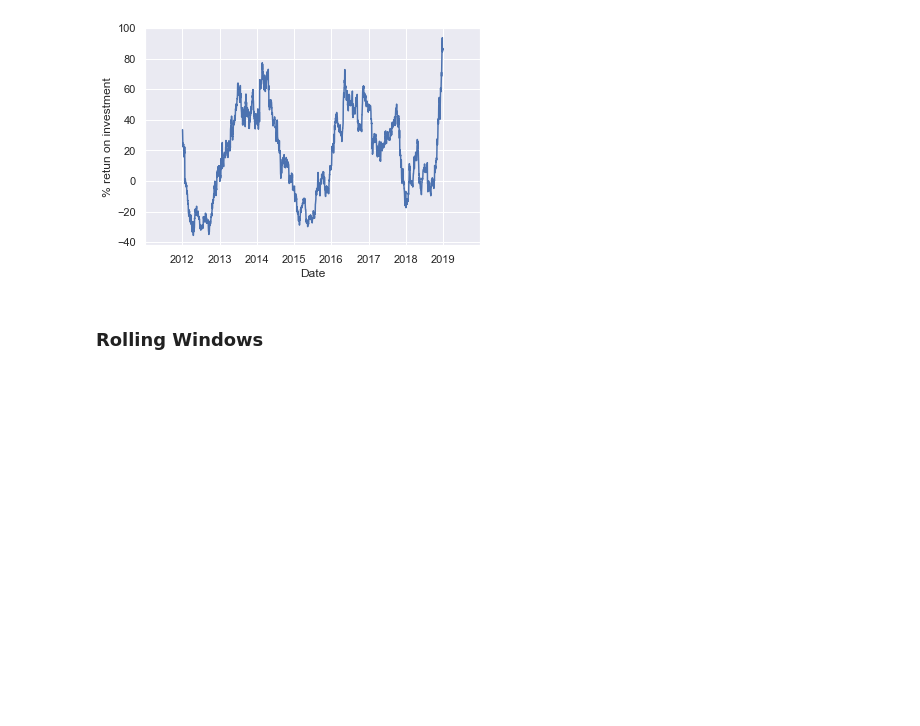
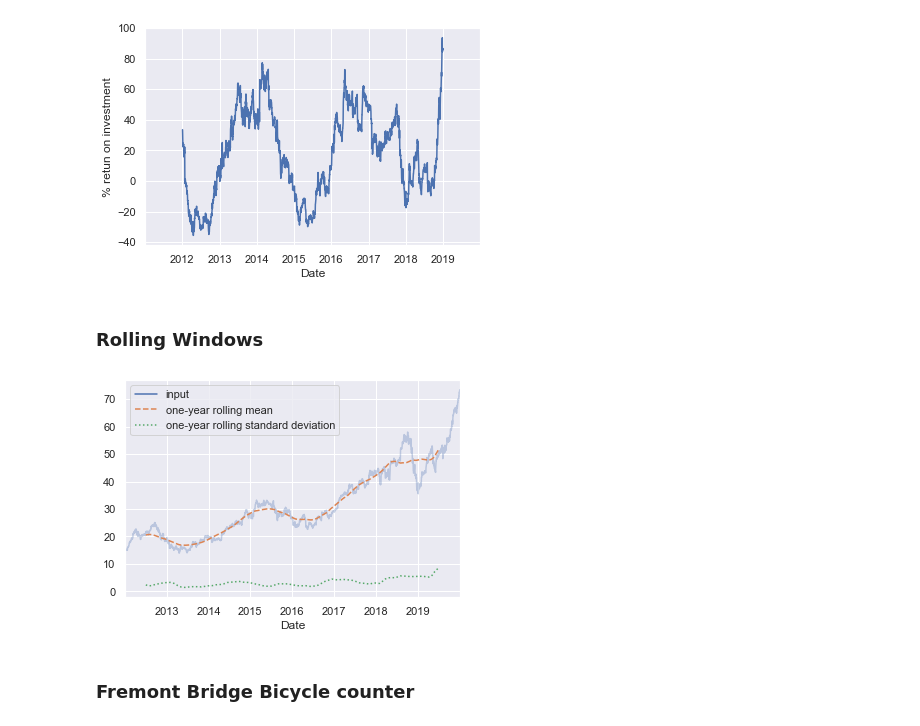
Before and after one commit to Aayush360/Data_Science_Intern, a Jupyter notebook: pandas_for_timeseries/learning_time_series.ipynb, the cells around one changed output. Cells and saved outputs as stored; diff of their text form; code cells hidden in the pictures; blank space fills up the shorter version.

```diff
--- a/pandas_for_timeseries/learning_time_series.ipynb
+++ b/pandas_for_timeseries/learning_time_series.ipynb
@@ -341,0 +345,11 @@ Text(0, 0.5, '% retun on investment')
+# %%
+rolling = yahoo.rolling(365,center=True)
+data = pd.DataFrame({'input':yahoo,
+                    'one-year rolling mean': rolling.mean(),
+                    'one-year rolling standard deviation': rolling.std()})
+ax = data.plot(style=['-','--',':'])
+ax.lines[0].set_alpha(0.3)
+# %% [output]
+[figure, added]
+# %% [markdown]
+### Fremont Bridge Bicycle counter
```
Also changed, not shown: parts of 23 cells of this notebook, 32 other files.
